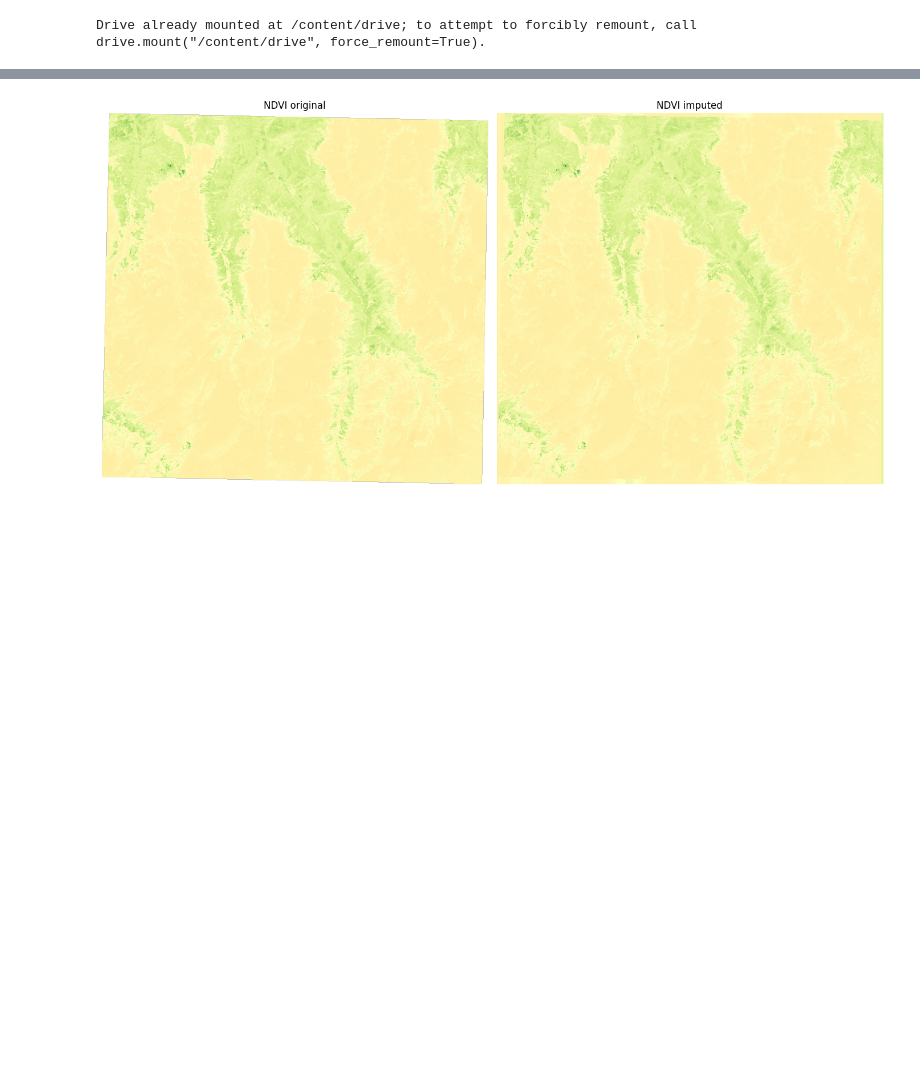
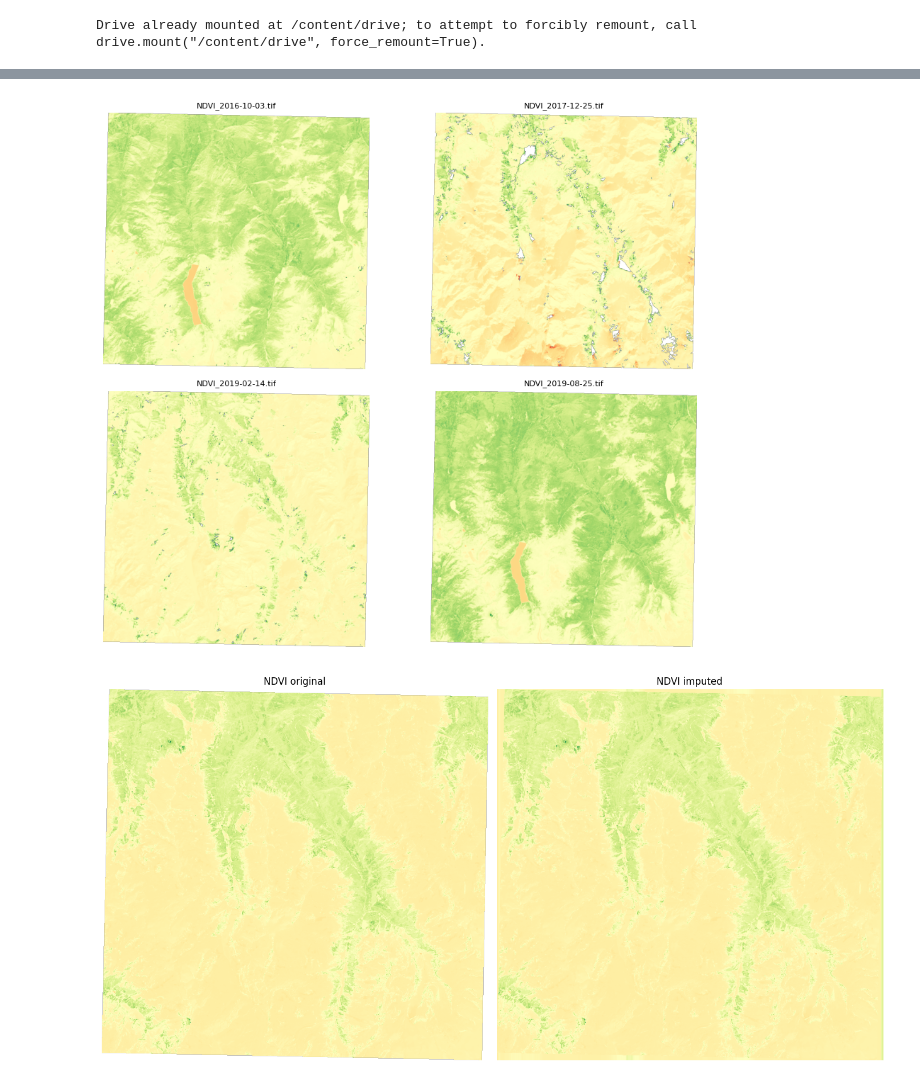
Before and after one commit to larasauser/master, a Jupyter notebook: imgprep.ipynb, the cells around one changed output, grey strips where cells are left out. Drawn from its saved outputs; the diff is of its cells as text; code cells hidden in the pictures; blank space fills up the shorter version.

```diff
--- a/imgprep.ipynb
+++ b/imgprep.ipynb
@@ -63,0 +259,86 @@ Nombre de pixels NaN : 22355
+# %%
+
+#NONNONONNONON
+import os
+import glob
+import random
+import numpy as np
+import rasterio
+import matplotlib.pyplot as plt
+
+# 1. Chemins
+input_folder = "/content/drive/MyDrive/NDVI_herens_Landsat8_10"
+output_folder = "/content/drive/MyDrive/NDVI_herens_Landsat8_10/NDVI_herens_Landsat8_10_crop"
+
+# 2. Créer le dossier de sortie s’il n’existe pas
+os.makedirs(output_folder, exist_ok=True)
+
+# 3. Récupérer toutes les images .tif
+tif_files = sorted(glob.glob(os.path.join(input_folder, "*.tif")))
+
+print(f"Nombre d'images trouvées : {len(tif_files)}")
+
+def crop_ndvi_image(image_path, output_path):
+    with rasterio.open(image_path) as src:
+        ndvi = src.read(1).astype(np.float32)
+        profile = src.profile
+
+    # Masque des pixels valides NDVI
+    valid_mask = (~np.isnan(ndvi)) & (ndvi >= -1.0) & (ndvi <= 1.0)
+
+    if not np.any(valid_mask):
+        print(f"Aucun pixel NDVI valide dans : {image_path}")
+        return
+
+    # Trouver les lignes/colonnes utiles
+    rows = np.any(valid_mask, axis=1)
+    cols = np.any(valid_mask, axis=0)
+    rmin, rmax = np.where(rows)[0][[0, -1]]
+    cmin, cmax = np.where(cols)[0][[0, -1]]
+
+    # Recadrer l'image
+    ndvi_cropped = ndvi[rmin:rmax+1, cmin:cmax+1]
+
+    # Mettre à jour le profil (dimensions + fenêtre géo)
+    transform = src.transform
+    new_transform = rasterio.transform.from_origin(
+        transform.c + cmin * transform.a,
+        transform.f + rmin * transform.e,
+        transform.a,
+        transform.e
+    )
+
+    profile.update({
+        'height': ndvi_cropped.shape[0],
+        'width': ndvi_cropped.shape[1],
+        'transform': new_transform
+    })
+
+    # Sauvegarder l'image recadrée
+    with rasterio.open(output_path, "w", **profile) as dst:
+        dst.write(ndvi_cropped, 1)
+
+# 4. Appliquer à toutes les images
+for tif_file in tif_files:
+    filename = os.path.basename(tif_file)
+    output_path = os.path.join(output_folder, filename)
+    crop_ndvi_image(tif_file, output_path)
+
+print("✅ Recadrage terminé pour toutes les images.")
+
+# 5. Afficher 4 images recadrées aléatoires
+sample_files = random.sample(glob.glob(os.path.join(output_folder, "*.tif")), 4)
+
+fig, axes = plt.subplots(2, 2, figsize=(10, 8))
+axes = axes.ravel()
+
+for ax, img_path in zip(axes, sample_files):
+    with rasterio.open(img_path) as src:
+        ndvi = src.read(1)
+    ax.imshow(ndvi, cmap='RdYlGn', vmin=-1, vmax=1)
+    ax.set_title(os.path.basename(img_path), fontsize=8)
+    ax.axis('off')
+
+plt.tight_layout()
+plt.show()
+# %% [output]
@@ -64,3 +347,4 @@ Nombre de pixels NaN : 22355
+[figure, added]
 # %%
 from sklearn.impute import SimpleImputer
 # Create folder with imputed images
```
Also changed, not shown: parts of 7 cells of this notebook.
